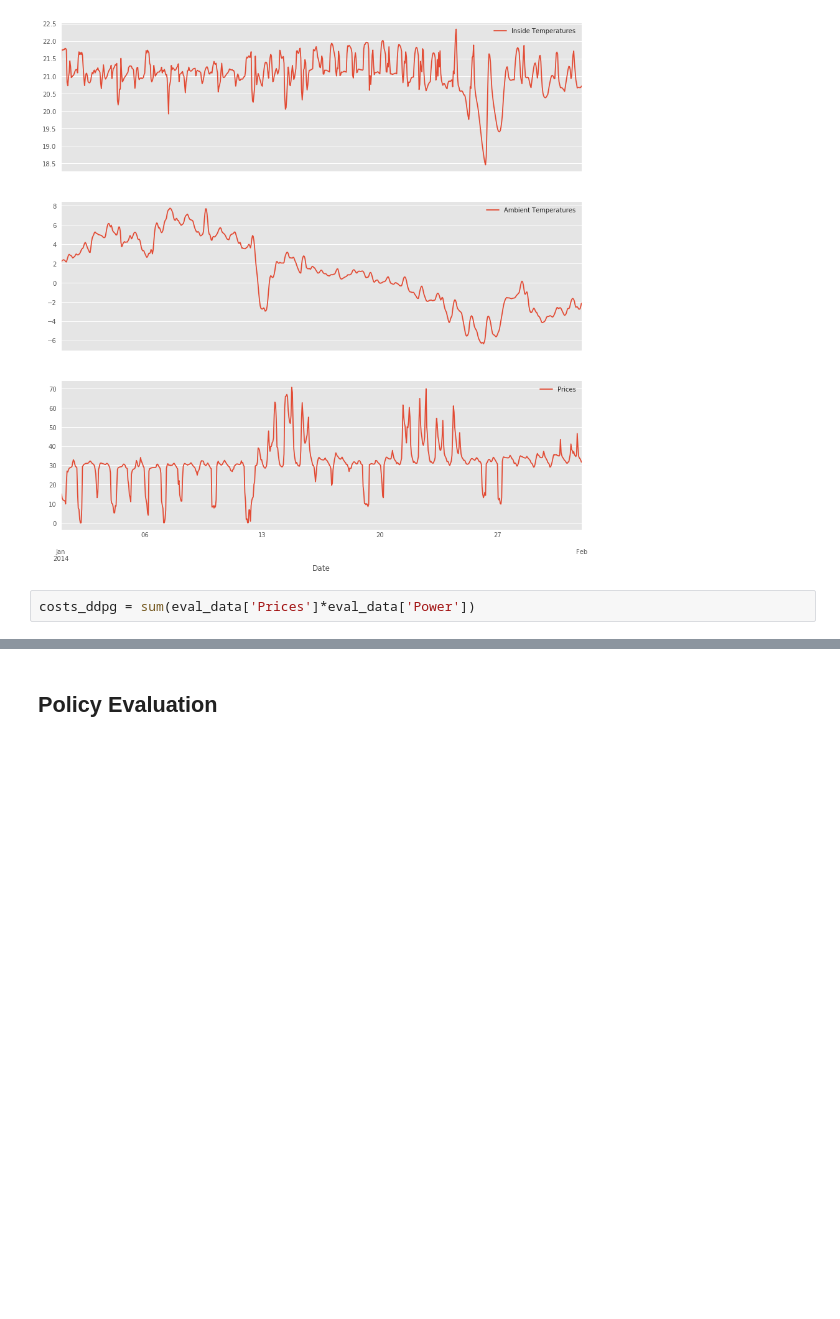
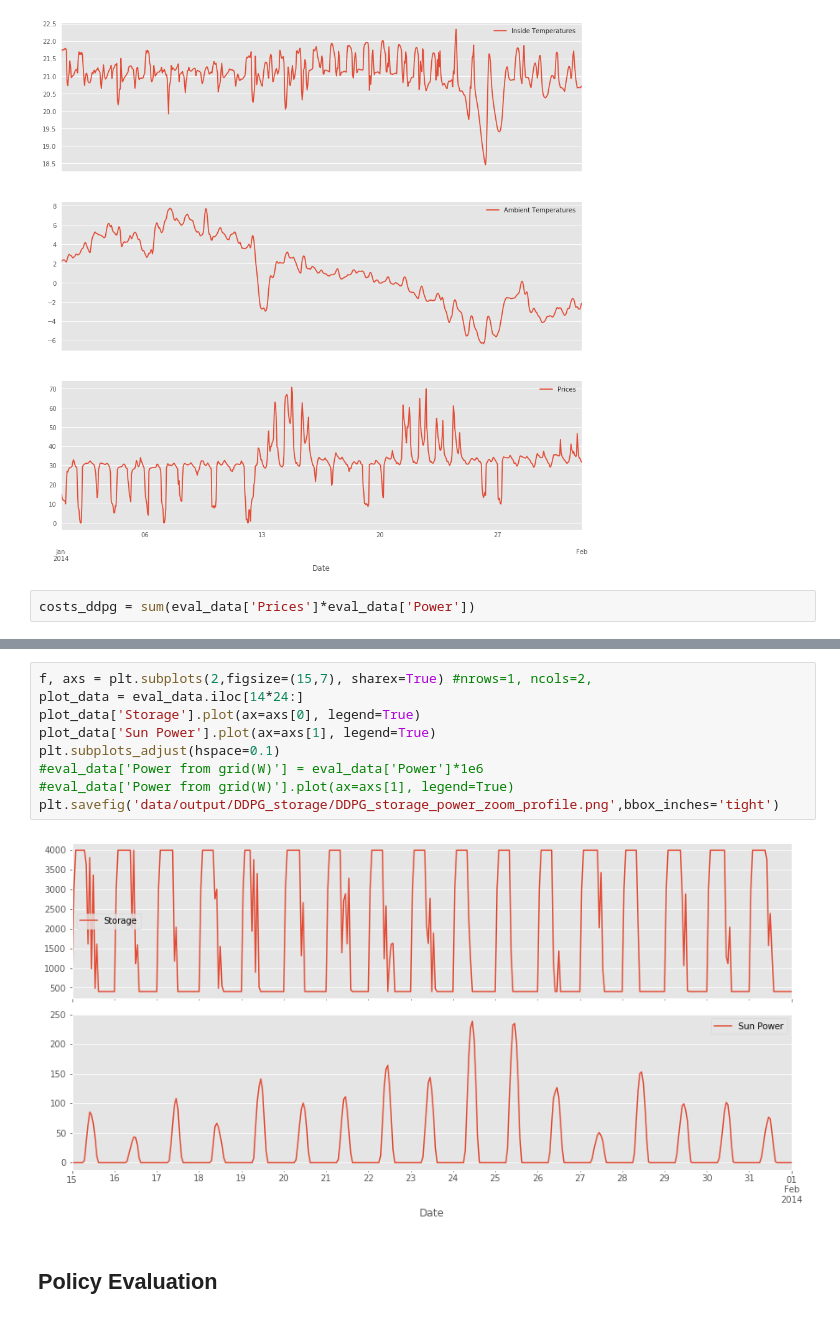
Before and after one commit to Cernewein/heating-RL-agent, a Jupyter notebook: Notebooks/Visualization.ipynb, the cells around one changed output, grey strips where cells are left out. Cells and saved outputs as stored; diff of their text form; blank space fills up the shorter version.

```diff
--- a/Notebooks/Visualization.ipynb
+++ b/Notebooks/Visualization.ipynb
@@ -607,3 +590,14 @@ plt.savefig('data/output/DDPG_storage/DDPG_storage_sun_power_profile.png',bbox_i
+# %%
+f, axs = plt.subplots(2,figsize=(15,7), sharex=True) #nrows=1, ncols=2,
+plot_data = eval_data.iloc[14*24:]
+plot_data['Storage'].plot(ax=axs[0], legend=True)
+plot_data['Sun Power'].plot(ax=axs[1], legend=True)
+plt.subplots_adjust(hspace=0.1)
+#eval_data['Power from grid(W)'] = eval_data['Power']*1e6
+#eval_data['Power from grid(W)'].plot(ax=axs[1], legend=True)
+plt.savefig('data/output/DDPG_storage/DDPG_storage_power_zoom_profile.png',bbox_inches='tight')
+# %% [output]
+[figure, added]
 # %% [markdown]
 ## Policy Evaluation
 # %%
```
Also changed, not shown: parts of 6 cells of this notebook.
